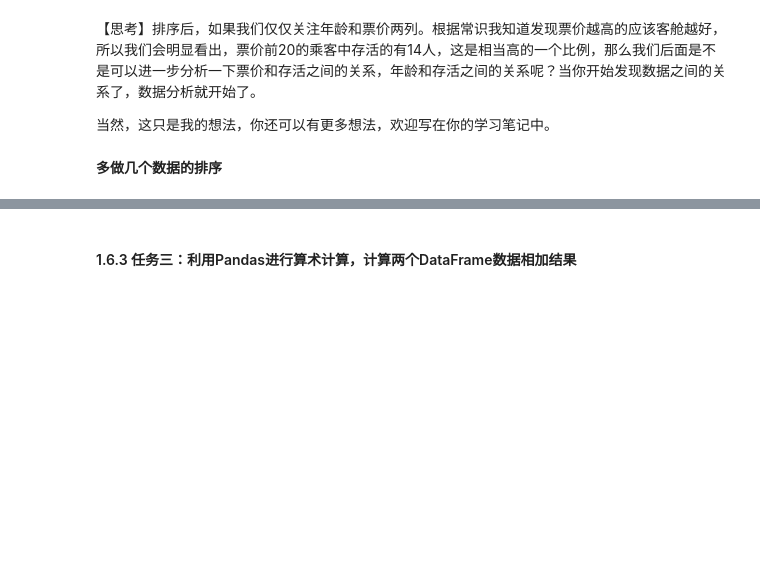
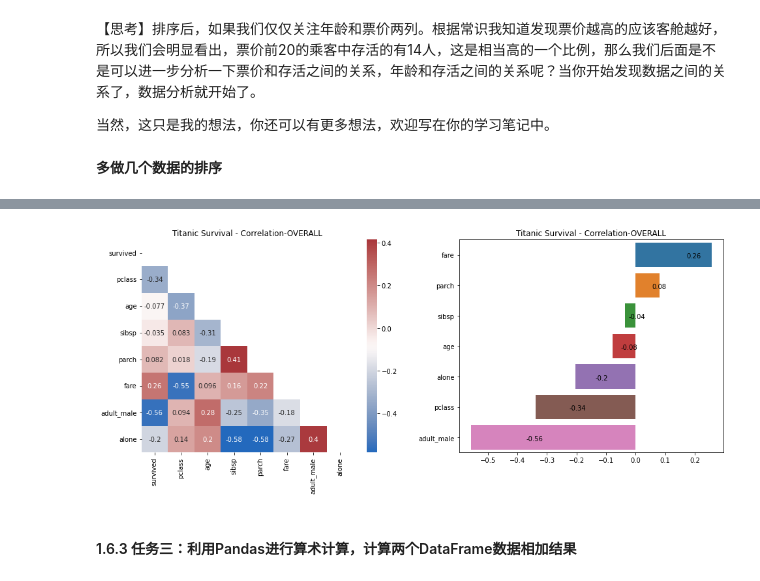
Before and after one commit to kevin7lou/python-crash-practice-x, a Jupyter notebook: hands-on-data-analysis/Chapter01/Chap1-L3-探索性数据分析-课程.ipynb, the cells around one changed output, grey strips where cells are left out. Saved outputs shown, nothing was run; the diff lists cells and outputs as text; code cells hidden in the pictures; blank space fills up the shorter version.

```diff
--- a/hands-on-data-analysis/Chapter01/Chap1-L3-探索性数据分析-课程.ipynb
+++ b/hands-on-data-analysis/Chapter01/Chap1-L3-探索性数据分析-课程.ipynb
@@ -84,3 +231,29 @@ head(20) : 读取前20条数据
+# %%
+#  Correlation TABLE
+df_corr = df.corr()['survived'].sort_values(ascending=False)
+df_corr = df_corr.drop(['survived'])
+
+#  heatmap and barplot
+fig = plt.figure(figsize=(16,6))
+
+fig.add_subplot(121)
+mask = np.triu(np.ones_like(df.corr()))
+sns.heatmap(df.corr(), cmap='vlag', annot=True, mask=mask)
+# sns.heatmap(df_TRN.corr(), annot=True, fmt='.2f', square=True, cmap = 'Greens')
+plt.title('Titanic Survival - Correlation-OVERALL', fontsize=12)
+
+fig.add_subplot(122)
+plt.title('Titanic Survival - Correlation-OVERALL', fontsize=12)
+ax = sns.barplot(y=df_corr.index,x=df_corr.values)
+
+for i in ax.patches:
+    plt.text(i.get_width()/1.5, i.get_y()+.5,
+             str(round((i.get_width()), 2)),
+             fontsize = 10, color ='black')
+
+plt.show()
+# %% [output]
+[figure, added]
 # %% [markdown]
 #### 1.6.3 任务三：利用Pandas进行算术计算，计算两个DataFrame数据相加结果
 # %%
```
Also changed, not shown: parts of 33 cells of this notebook, 1 other file.
